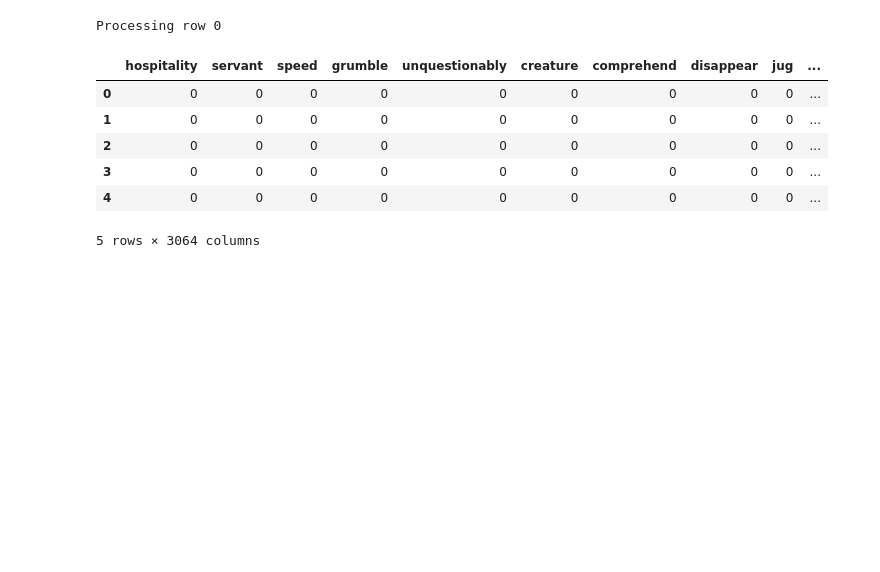
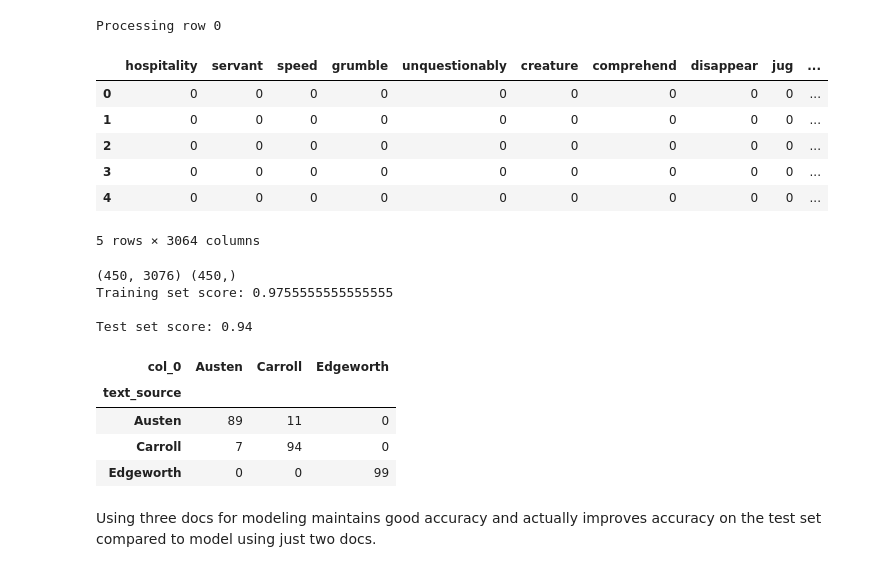
Before and after one commit to mbeckmanssf/Thinkful, a Jupyter notebook: Unit-4/4.2-Supervised_NLP-sampled.ipynb, the cells around one changed output. Drawn from its saved outputs; the diff is of its cells as text; code cells hidden in the pictures; blank space fills up the shorter version.

Commit message:
modeling with three docs

```diff
--- a/Unit-4/4.2-Supervised_NLP-sampled.ipynb
+++ b/Unit-4/4.2-Supervised_NLP-sampled.ipynb
@@ -526,3 +526,52 @@ Processing row 0
 | 3 | 0 | 0 | 0 | 0 | 0 | 0 | 0 | 0 | 0 | ... |
 | 4 | 0 | 0 | 0 | 0 | 0 | 0 | 0 | 0 | 0 | ... |
 5 rows × 3064 columns
+# %%
+p_word_counts['sentence_length'] = len(p_word_counts['text_sentence'])
+# %%
+for part in part_list:
+    p_word_counts[part] = 0
+
+for sentence in p_word_counts['text_sentence']:
+    for token in sentence:
+        if token.pos_ is not 'X':
+            pos = token.pos_
+            p_word_counts[pos] += 1
+# %%
+# combine Parent df with Alice and Persuasion
+
+all_words = pd.concat([word_counts, p_word_counts])
+# %%
+# Combine the Parent sentence data with the Alice data from the test set.
+
+Y = all_words['text_source']
+X = np.array(all_words.drop(['text_sentence','text_source'], 1))
+
+X_train, X_test, y_train, y_test = train_test_split(X,
+                                                    Y,
+                                                    test_size=0.4,
+                                                    random_state=0)
+
+# train and test logistric regression model
+
+lr = LogisticRegression()
+train = lr.fit(X_train, y_train)
+print(X_train.shape, y_train.shape)
+print('Training set score:', lr.score(X_train, y_train))
+print('\nTest set score:', lr.score(X_test, y_test))
+# %% [output]
+(450, 3076) (450,)
+Training set score: 0.9755555555555555
+
+Test set score: 0.94
+# %%
+lr_predicted = lr.predict(X_test)
+pd.crosstab(y_test, lr_predicted)
+# %% [output]
+| col_0 | Austen | Carroll | Edgeworth |
+| text_source |  |  |  |
+| Austen | 89 | 11 | 0 |
+| Carroll | 7 | 94 | 0 |
+| Edgeworth | 0 | 0 | 99 |
+# %% [markdown]
+Using three docs for modeling maintains good accuracy and actually improves accuracy on the test set compared to model using just two docs.
```
